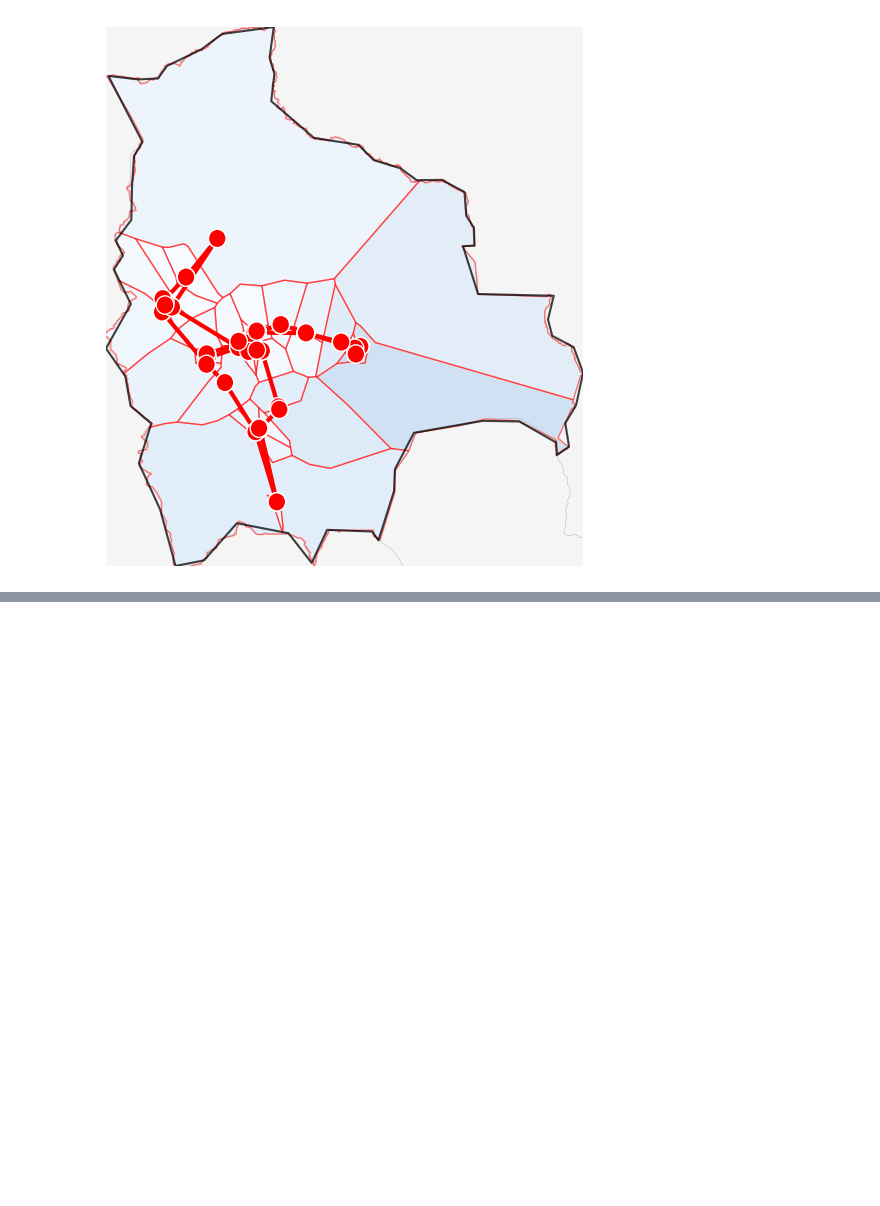
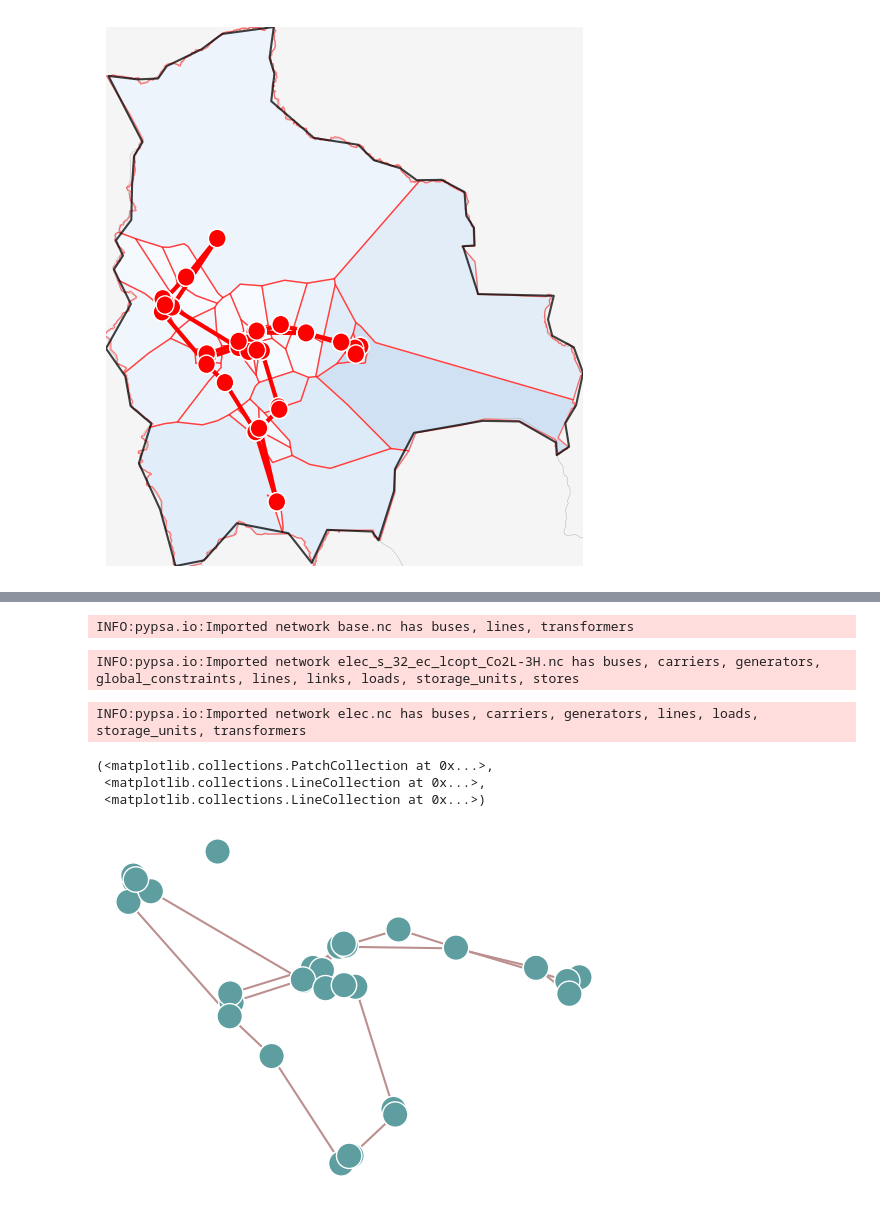
Before and after one commit to hannotteadele/pypsa-earth, a Jupyter notebook: FirstRun_BO/ADELE_clustering_comparison.ipynb, the cells around one changed output, grey strips where cells are left out. Drawn from its saved outputs; the diff is of its cells as text; code cells hidden in the pictures; blank space fills up the shorter version.

```diff
--- a/FirstRun_BO/ADELE_clustering_comparison.ipynb
+++ b/FirstRun_BO/ADELE_clustering_comparison.ipynb
@@ -642,0 +660,29 @@ plt.show()
+# %%
+base_network= os.getcwd() +  "/networks/base.nc"
+
+n_base= pypsa.Network(base_network)
+# %% [output]
+INFO:pypsa.io:Imported network base.nc has buses, lines, transformers
+# %%
+solved_32_network = os.getcwd() +  "/results/networks/elec_s_32_ec_lcopt_Co2L-3H.nc"
+
+#Se cargan los resultados de la optimizacion del problema segun las caracteristicas definidas para el modelo en n_solve con la funcion (operador?) Network de pypsa
+
+n_solve_32 = pypsa.Network(solved_32_network)
+# %% [output]
+INFO:pypsa.io:Imported network elec_s_32_ec_lcopt_Co2L-3H.nc has buses, carriers, generators, global_constraints, lines, links, loads, storage_units, stores
+# %%
+elec_network = os.getcwd() +  "/networks/elec.nc"
+
+#Se cargan los resultados de la optimizacion del problema segun las caracteristicas definidas para el modelo en n_solve con la funcion (operador?) Network de pypsa
+
+n_elec = pypsa.Network(elec_network)
+# %% [output]
+INFO:pypsa.io:Imported network elec.nc has buses, carriers, generators, lines, loads, storage_units, transformers
+# %%
+n_solve_32.plot()
+# %% [output]
+(<matplotlib.collections.PatchCollection at 0x...>,
+ <matplotlib.collections.LineCollection at 0x...>,
+ <matplotlib.collections.LineCollection at 0x...>)
+[figure, added]
```
Also changed, not shown: parts of 18 cells of this notebook, 7 other files.
